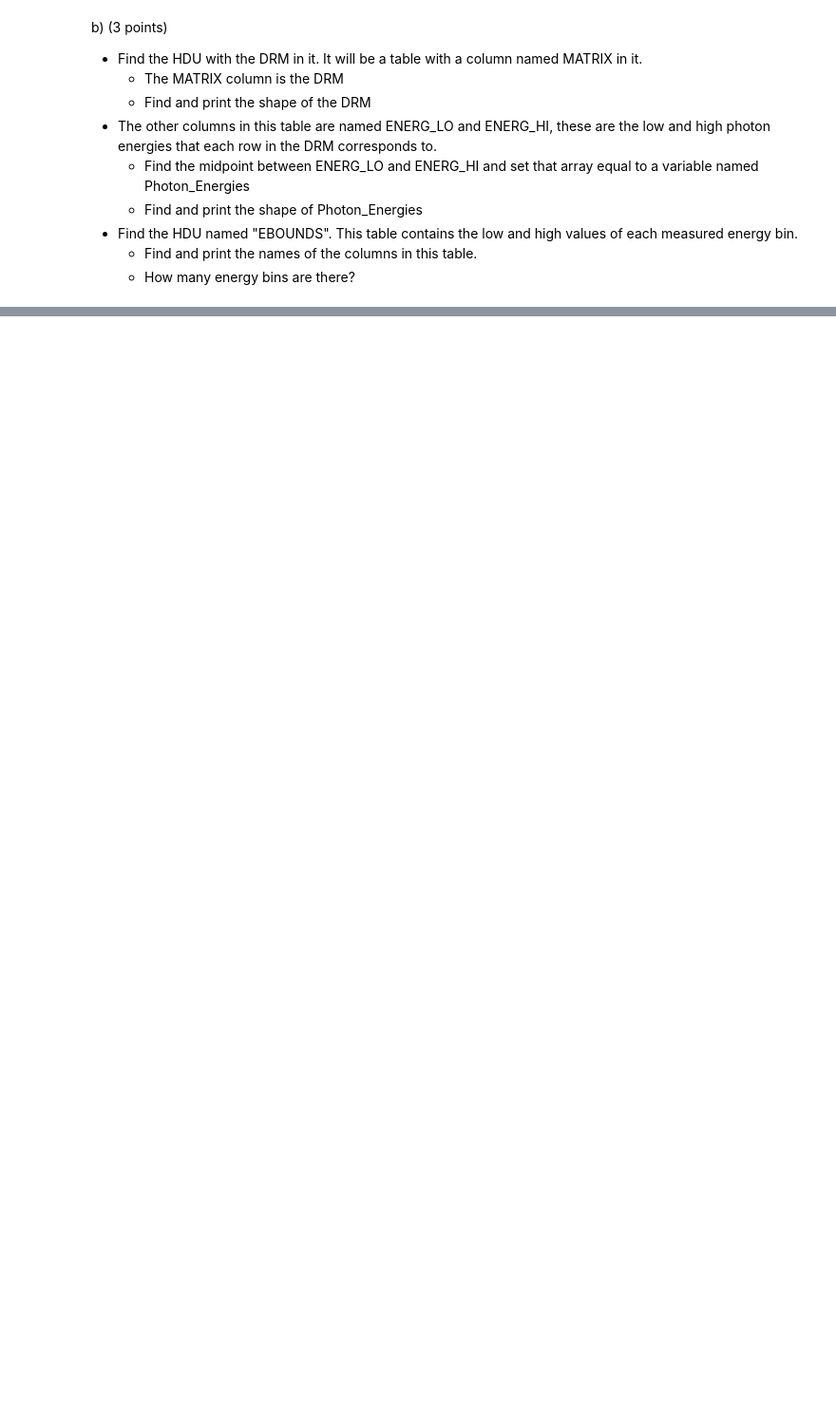
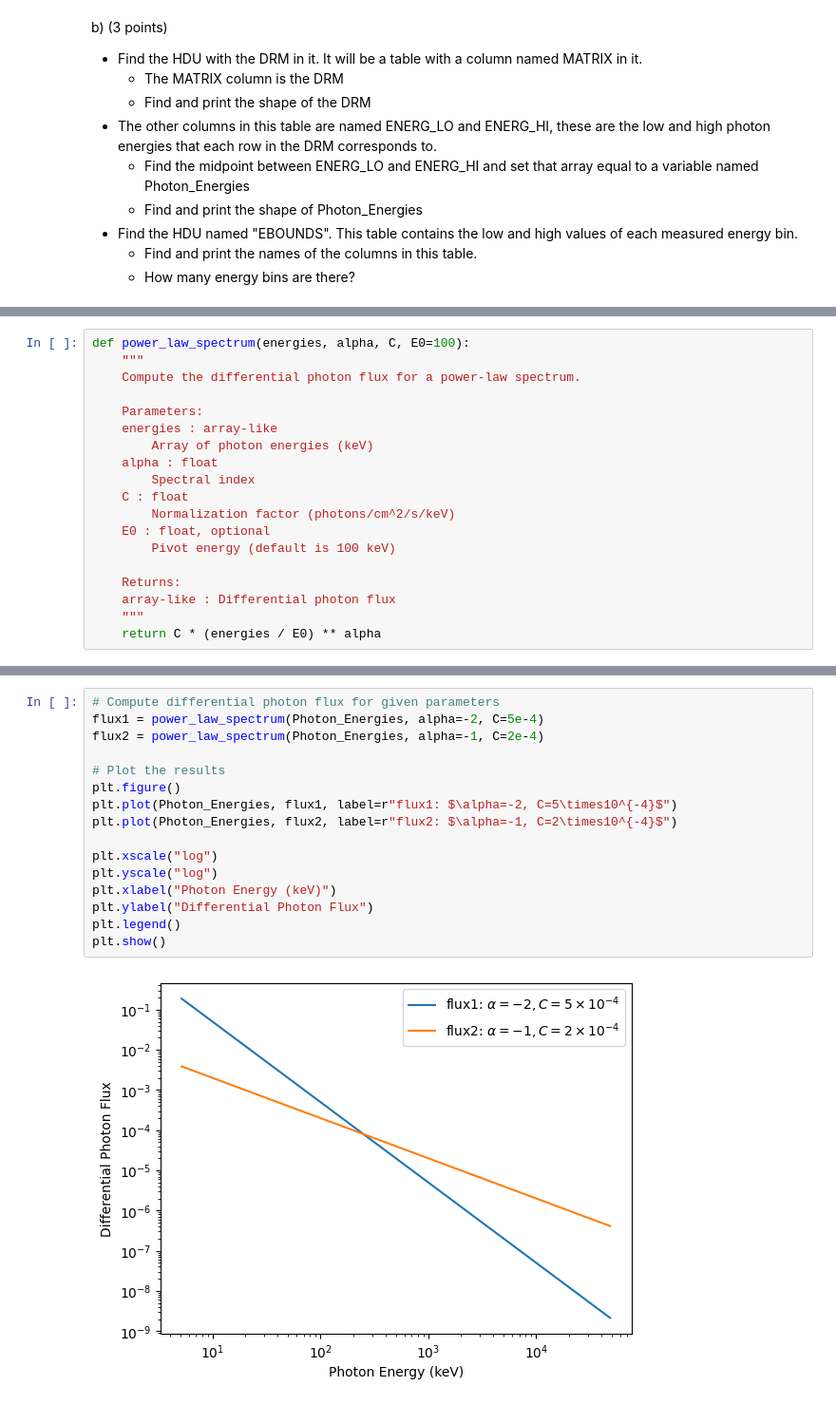
Before and after one commit to aInsan/Astro-97, a Jupyter notebook: HW 4/Adhikari_Insan_HW04.ipynb, the cells around one changed output, grey strips where cells are left out. Shown at 95% size. Saved outputs shown, nothing was run; the diff lists cells and outputs as text; blank space fills up the shorter version.

```diff
--- a/HW 4/Adhikari_Insan_HW04.ipynb
+++ b/HW 4/Adhikari_Insan_HW04.ipynb
@@ -72,0 +147,19 @@ HDU2 does not contain the DRM MATRIX, cols: ['ENERG_LO', 'ENERG_HI', 'MATRIX']
+# %%
+def power_law_spectrum(energies, alpha, C, E0=100):
+    """
+    Compute the differential photon flux for a power-law spectrum.
+
+    Parameters:
+    energies : array-like
+        Array of photon energies (keV)
+    alpha : float
+        Spectral index
+    C : float
+        Normalization factor (photons/cm^2/s/keV)
+    E0 : float, optional
+        Pivot energy (default is 100 keV)
+
+    Returns:
+    array-like : Differential photon flux
+    """
+    return C * (energies / E0) ** alpha
@@ -72,0 +181,18 @@ HDU2 does not contain the DRM MATRIX, cols: ['ENERG_LO', 'ENERG_HI', 'MATRIX']
+# %%
+# Compute differential photon flux for given parameters
+flux1 = power_law_spectrum(Photon_Energies, alpha=-2, C=5e-4)
+flux2 = power_law_spectrum(Photon_Energies, alpha=-1, C=2e-4)
+
+# Plot the results
+plt.figure()
+plt.plot(Photon_Energies, flux1, label=r"flux1: $\alpha=-2, C=5\times10^{-4}$")
+plt.plot(Photon_Energies, flux2, label=r"flux2: $\alpha=-1, C=2\times10^{-4}$")
+
+plt.xscale("log")
+plt.yscale("log")
+plt.xlabel("Photon Energy (keV)")
+plt.ylabel("Differential Photon Flux")
+plt.legend()
+plt.show()
+# %% [output]
+[figure, added]
```
Also changed, not shown: parts of 16 cells of this notebook, 11 other files.
